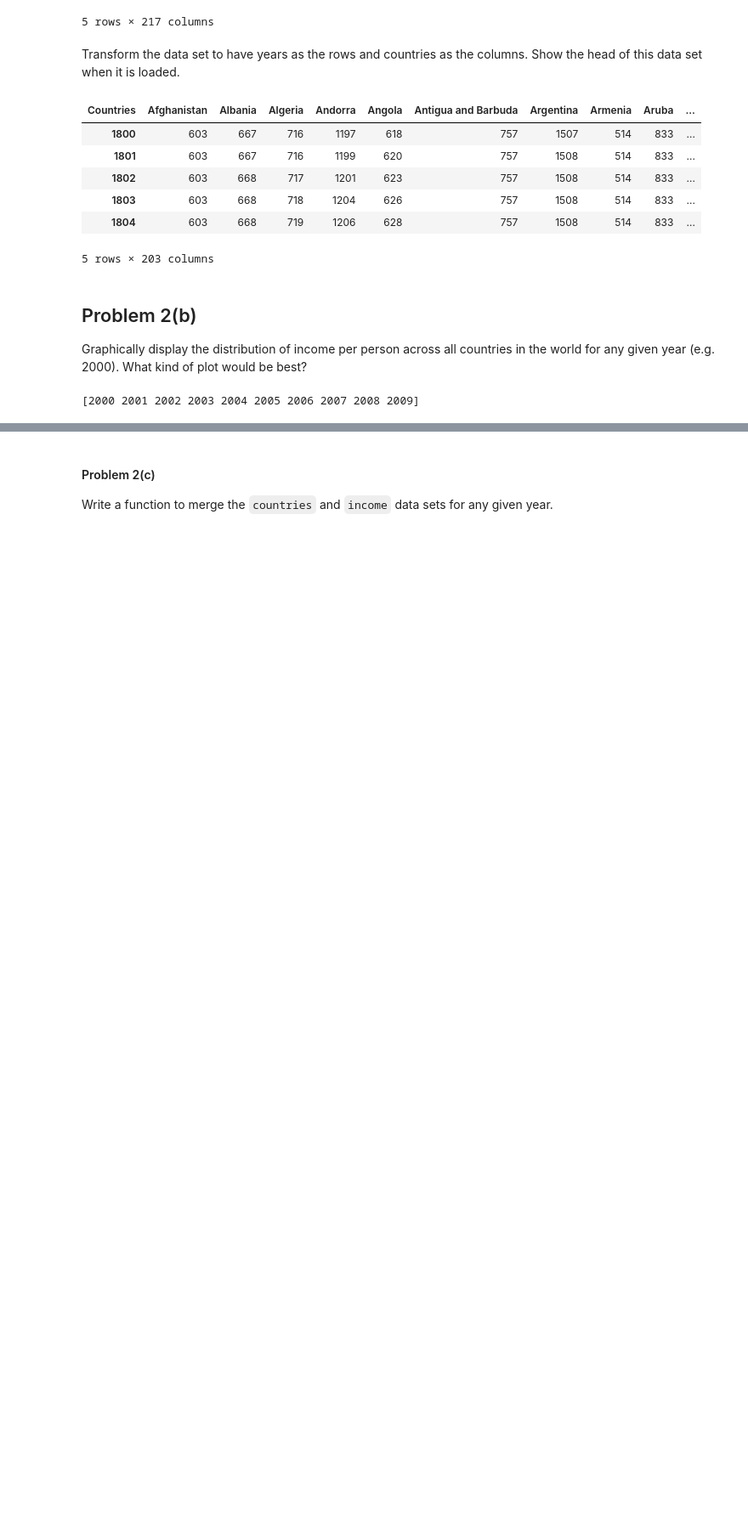
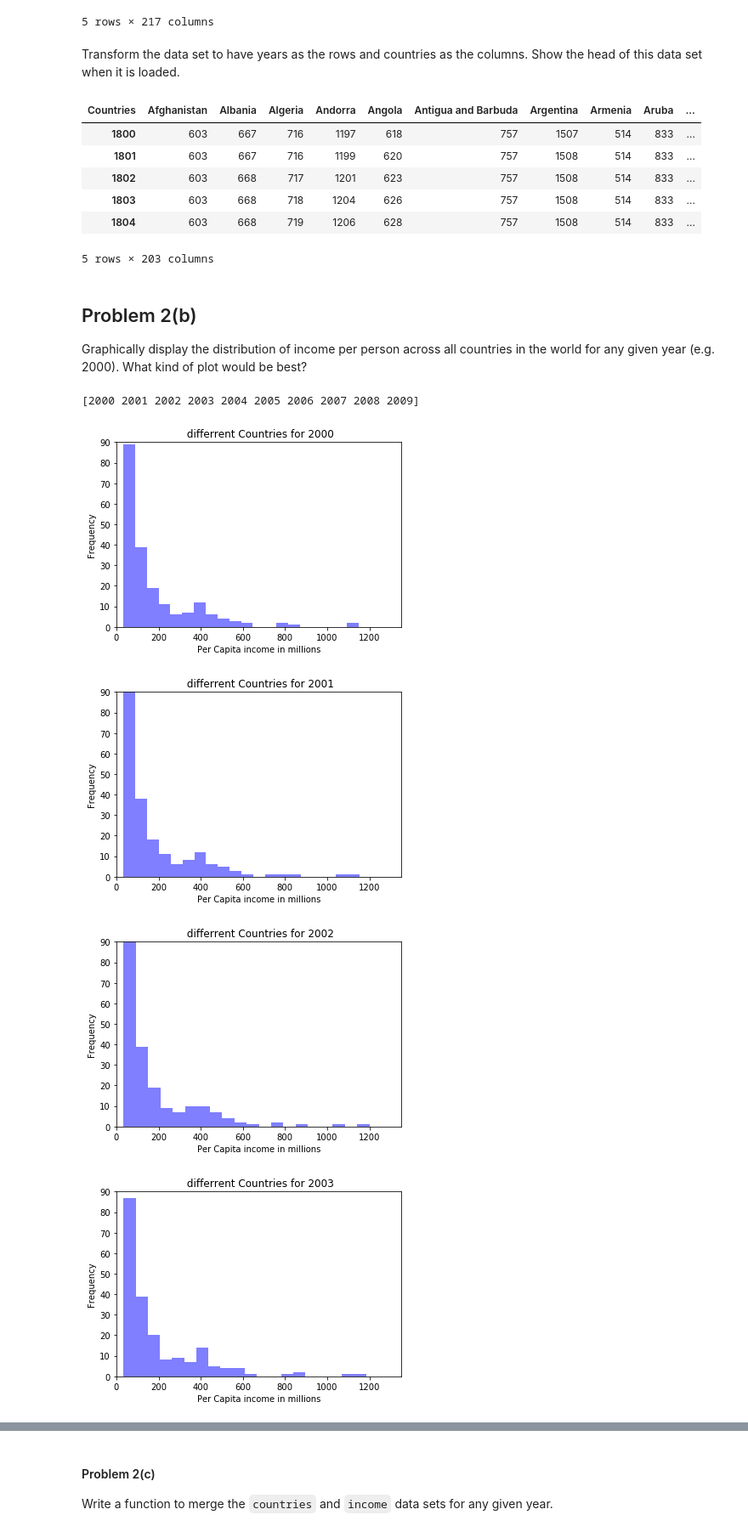
Before and after one commit to buzyjess/ML_CS109, a Jupyter notebook: HW1.ipynb, the cells around one changed output, grey strips where cells are left out. Shown: that part at 85% size. Drawn from its saved outputs; the diff is of its cells as text; code cells hidden in the pictures; blank space fills up the shorter version.

```diff
--- a/HW1.ipynb
+++ b/HW1.ipynb
@@ -337,38 +340,42 @@ for year in years:
 #plot the graph
 
 #y=plt.hist(np.array(year_data) ,bins=20,log=True,align='right',alpha=0.50,facecolor="b")
-    f, axarr =plt.subplot(5,5)
-    print(ax)
-    plt.subplot(5,5,i)
+    #f, axarr =plt.subplot(5,5)
+    #print(ax)
+    #plt.subplot(5,5,i)
 
     plt.hist(np.array(year_data) ,bins=20,align='right',alpha=0.50,facecolor="b")
 
     plt.xlabel("Per Capita income in millions")
     plt.ylabel("Frequency")
     plt.title(" differrent Countries for " + str(selection_year))
     plt.axis([0,1350,0,90])
 
     plt.show()
 
 """
 plt.subplot(1,2,2)
 
 
 
 y=plt.hist((np.array(year_data))  ,log=True,align='mid',bins=50)
 
 plt.xlabel("Per Capita income in millions")
 plt.ylabel("Frequency")
 plt.title(" differrent Countries for " + str(selection_year))
 plt.axis([0,1300,0,90])
 plt.show()
 
 """
 
 
 #print(y)
 #plt.hist()
 
 #your code here
 # %% [output]
 [2000 2001 2002 2003 2004 2005 2006 2007 2008 2009]
+[figure, added]
+[figure, added]
+[figure, added]
+[figure, added]
```
Also changed, not shown: parts of 5 cells of this notebook.
